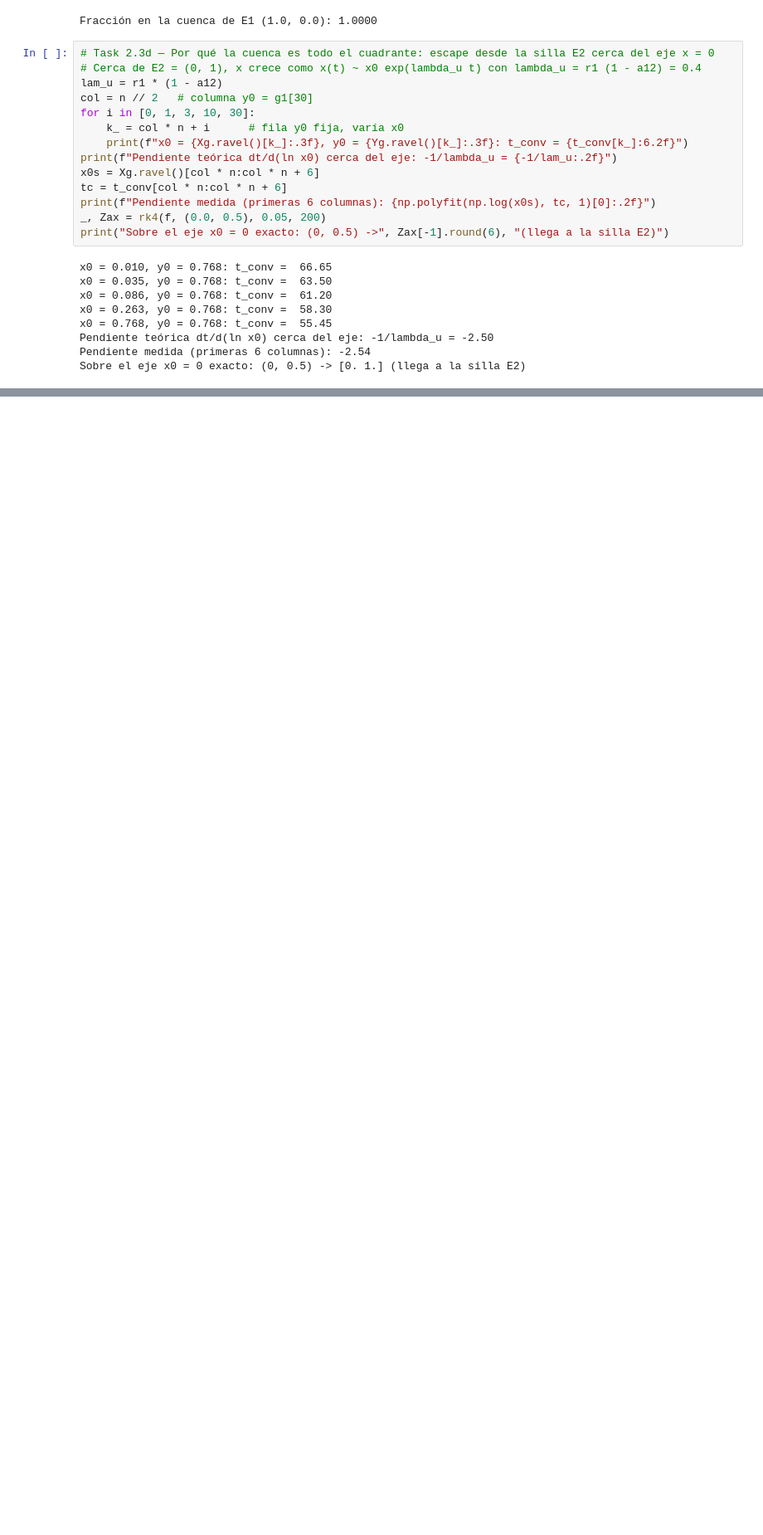
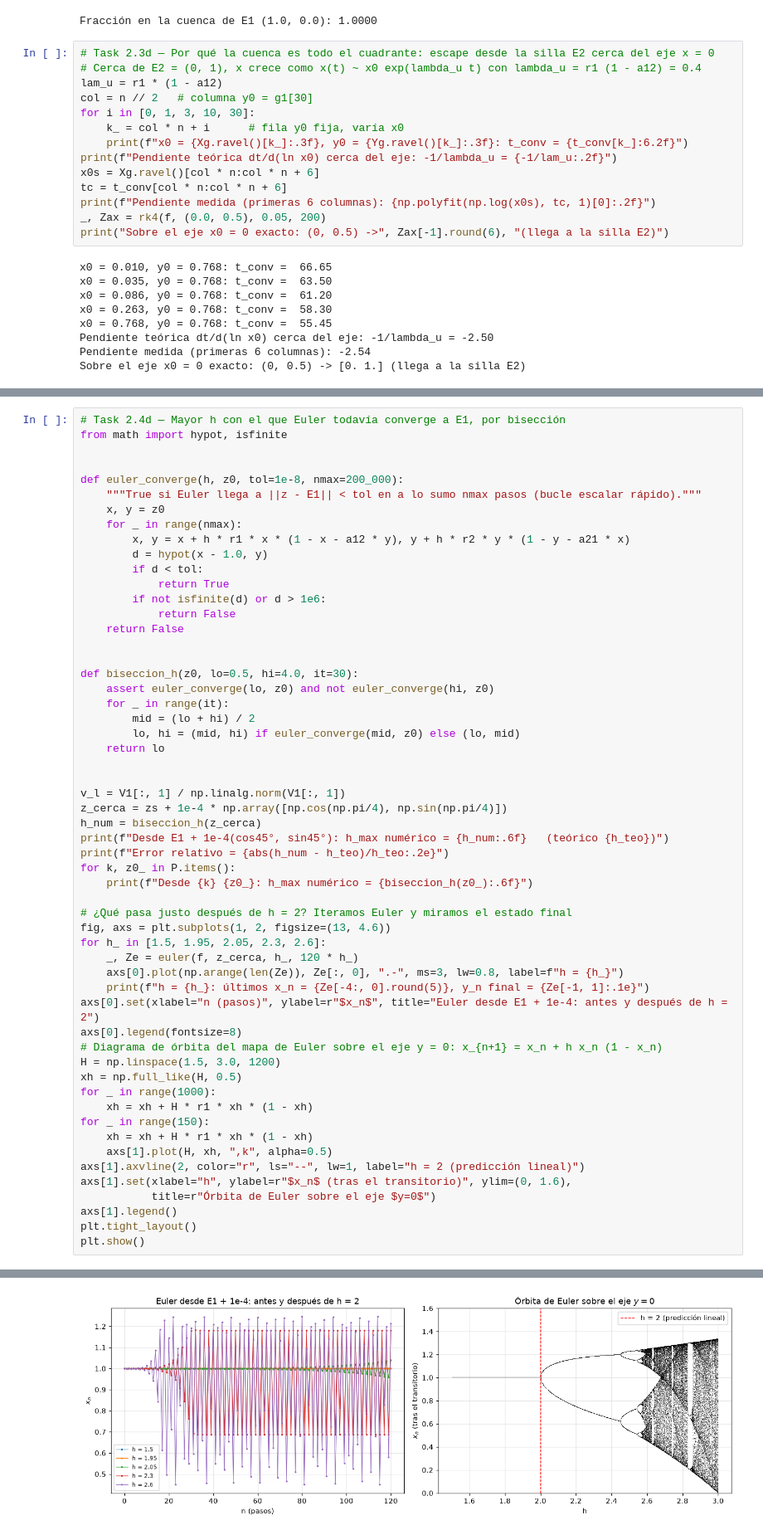
Before and after one commit to Branuvg/hdt6_modsim, a Jupyter notebook: hdt6.ipynb, the cells around one changed output, grey strips where cells are left out. Shown at 83% size. Drawn from its saved outputs; the diff is of its cells as text; blank space fills up the shorter version.

```diff
--- a/hdt6.ipynb
+++ b/hdt6.ipynb
@@ -455,0 +531,57 @@ Sobre el eje x0 = 0 exacto: (0, 0.5) -> [0. 1.] (llega a la silla E2)
+# %%
+# Task 2.4d — Mayor h con el que Euler todavía converge a E1, por bisección
+from math import hypot, isfinite
+
+
+def euler_converge(h, z0, tol=1e-8, nmax=200_000):
+    """True si Euler llega a ||z - E1|| < tol en a lo sumo nmax pasos (bucle escalar rápido)."""
+    x, y = z0
+    for _ in range(nmax):
+        x, y = x + h * r1 * x * (1 - x - a12 * y), y + h * r2 * y * (1 - y - a21 * x)
+        d = hypot(x - 1.0, y)
+        if d < tol:
+            return True
+        if not isfinite(d) or d > 1e6:
+            return False
+    return False
+
+
+def biseccion_h(z0, lo=0.5, hi=4.0, it=30):
+    assert euler_converge(lo, z0) and not euler_converge(hi, z0)
+    for _ in range(it):
+        mid = (lo + hi) / 2
+        lo, hi = (mid, hi) if euler_converge(mid, z0) else (lo, mid)
+    return lo
+
+
+v_l = V1[:, 1] / np.linalg.norm(V1[:, 1])
+z_cerca = zs + 1e-4 * np.array([np.cos(np.pi/4), np.sin(np.pi/4)])
+h_num = biseccion_h(z_cerca)
+print(f"Desde E1 + 1e-4(cos45°, sin45°): h_max numérico = {h_num:.6f}   (teórico {h_teo})")
+print(f"Error relativo = {abs(h_num - h_teo)/h_teo:.2e}")
+for k, z0_ in P.items():
+    print(f"Desde {k} {z0_}: h_max numérico = {biseccion_h(z0_):.6f}")
+
+# ¿Qué pasa justo después de h = 2? Iteramos Euler y miramos el estado final
+fig, axs = plt.subplots(1, 2, figsize=(13, 4.6))
+for h_ in [1.5, 1.95, 2.05, 2.3, 2.6]:
+    _, Ze = euler(f, z_cerca, h_, 120 * h_)
+    axs[0].plot(np.arange(len(Ze)), Ze[:, 0], ".-", ms=3, lw=0.8, label=f"h = {h_}")
+    print(f"h = {h_}: últimos x_n = {Ze[-4:, 0].round(5)}, y_n final = {Ze[-1, 1]:.1e}")
+axs[0].set(xlabel="n (pasos)", ylabel=r"$x_n$", title="Euler desde E1 + 1e-4: antes y después de h = 2")
+axs[0].legend(fontsize=8)
+# Diagrama de órbita del mapa de Euler sobre el eje y = 0: x_{n+1} = x_n + h x_n (1 - x_n)
+H = np.linspace(1.5, 3.0, 1200)
+xh = np.full_like(H, 0.5)
+for _ in range(1000):
+    xh = xh + H * r1 * xh * (1 - xh)
+for _ in range(150):
+    xh = xh + H * r1 * xh * (1 - xh)
+    axs[1].plot(H, xh, ",k", alpha=0.5)
+axs[1].axvline(2, color="r", ls="--", lw=1, label="h = 2 (predicción lineal)")
+axs[1].set(xlabel="h", ylabel=r"$x_n$ (tras el transitorio)", ylim=(0, 1.6),
+           title=r"Órbita de Euler sobre el eje $y=0$")
+axs[1].legend()
+plt.tight_layout()
+plt.show()
+# %% [output]
@@ -455,0 +599 @@ Sobre el eje x0 = 0 exacto: (0, 0.5) -> [0. 1.] (llega a la silla E2)
+[figure, added]
```
Also changed, not shown: parts of 4 cells of this notebook.
